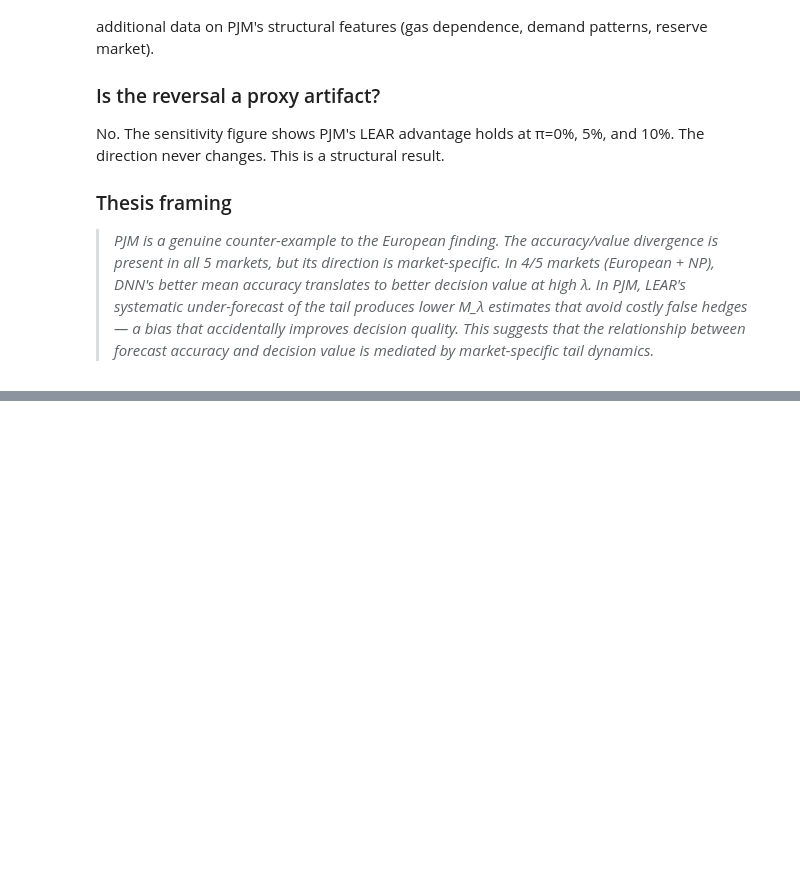
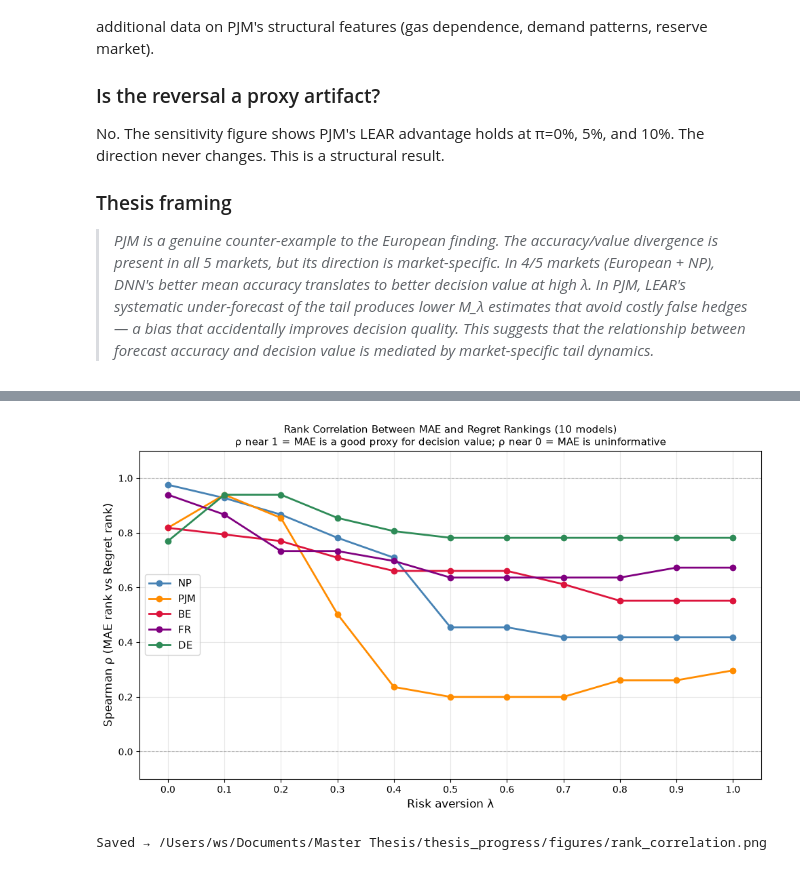
Before and after one commit to Ghaliblouz/Forecast-vs-Decision-value, a Jupyter notebook: notebooks/cross_market_decision.ipynb, the cells around one changed output, grey strips where cells are left out. Cells and saved outputs as stored; diff of their text form; code cells hidden in the pictures; blank space fills up the shorter version.

Commit message:
Add rank correlation analysis (Phase 7) and figures

```diff
--- a/notebooks/cross_market_decision.ipynb
+++ b/notebooks/cross_market_decision.ipynb
@@ -529,0 +711,18 @@ No. The sensitivity figure shows PJM's LEAR advantage holds at π=0%, 5%, and 10
+# %%
+# ── Step 4: Side-by-side rankings (MAE vs Regret) for each market ────────
+print('Model rankings: MAE vs Regret at λ=0.0 and λ=1.0')
+print('='*70)
+
+for market in MARKET_FILES:
+    print(f'\n{market}:')
+    rank_df = pd.DataFrame({
+        'MAE': mae_all[market].rank().astype(int),
+        'Regret λ=0.0': regret_all[market][0.0].rank().astype(int),
+        'Regret λ=1.0': regret_all[market][1.0].rank().astype(int),
+    })
+    print(rank_df.sort_values('MAE').to_string())
+
+    # How many models change rank by 3+ positions?
+    rank_shift = (rank_df['MAE'] - rank_df['Regret λ=1.0']).abs()
+    big_shifts = (rank_shift >= 3).sum()
+    print(f'  → {big_shifts}/10 models shift by 3+ rank positions from MAE to Regret@λ=1')
@@ -529,0 +747,27 @@ No. The sensitivity figure shows PJM's LEAR advantage holds at π=0%, 5%, and 10
+# %%
+# ── Step 5: Visualise the correlation decline ────────────────────────────
+fig, ax = plt.subplots(figsize=(10, 6))
+
+for market in MARKET_FILES:
+    rhos = [corr_table[market][lam] for lam in LAMBDAS]
+    ax.plot(LAMBDAS, rhos, marker='o', linewidth=2, color=colors[market], label=market)
+
+ax.axhline(1.0, color='grey', linewidth=0.8, linestyle='--', alpha=0.5)
+ax.axhline(0.0, color='grey', linewidth=0.8, linestyle='--', alpha=0.5)
+ax.set_xlabel('Risk aversion λ', fontsize=12)
+ax.set_ylabel('Spearman ρ (MAE rank vs Regret rank)', fontsize=12)
+ax.set_title('Rank Correlation Between MAE and Regret Rankings (10 models)\n'
+             'ρ near 1 = MAE is a good proxy for decision value; ρ near 0 = MAE is uninformative',
+             fontsize=11)
+ax.set_xticks(list(LAMBDAS))
+ax.set_ylim(-0.1, 1.1)
+ax.legend(fontsize=11)
+ax.grid(True, alpha=0.3)
+
+plt.tight_layout()
+plt.savefig(FIG_DIR / 'rank_correlation.png', dpi=150, bbox_inches='tight')
+plt.show()
+print(f'Saved → {FIG_DIR / "rank_correlation.png"}')
+# %% [output]
+[figure, added]
+Saved → /Users/ws/Documents/Master Thesis/thesis_progress/figures/rank_correlation.png
```
Also changed, not shown: parts of 11 cells of this notebook, 4 other files.
